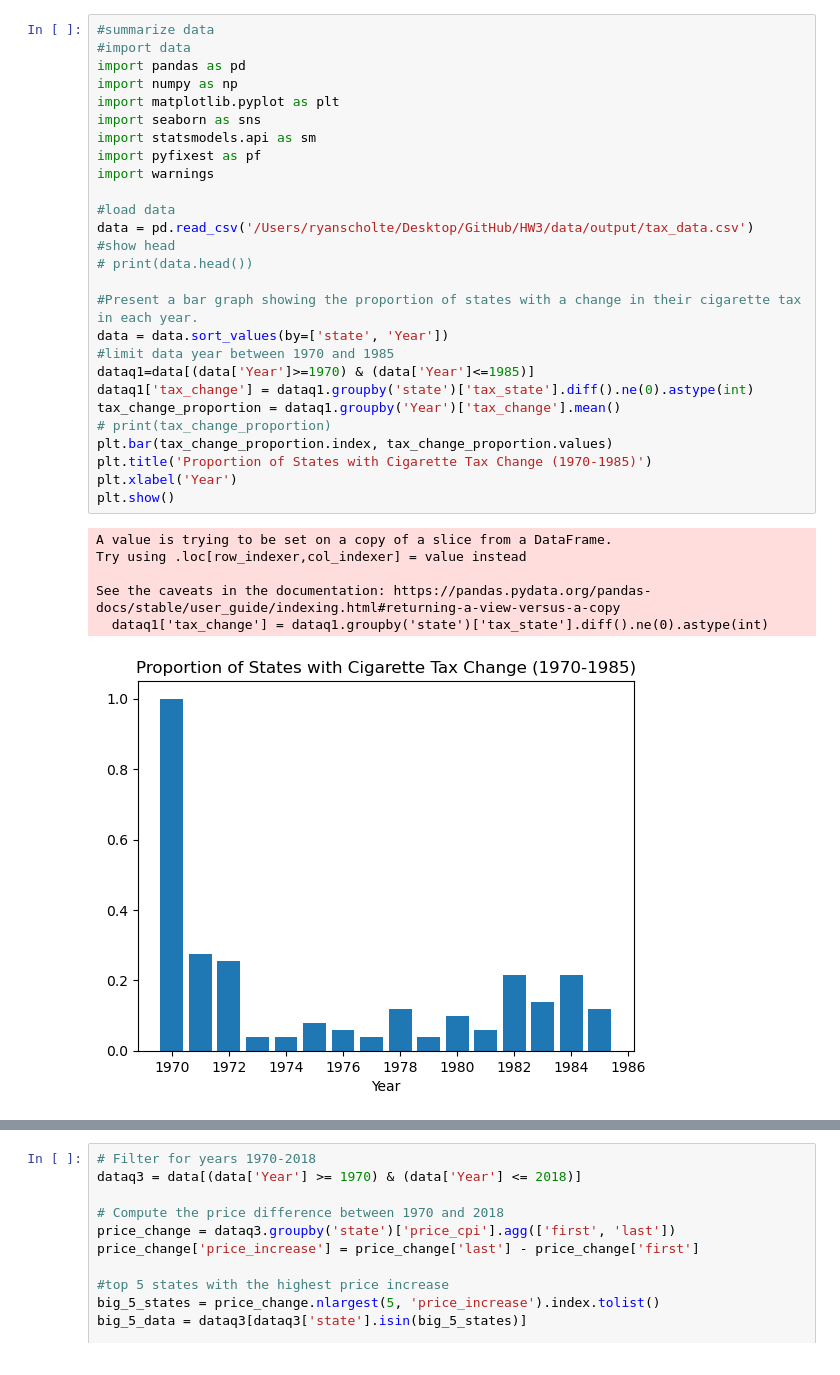
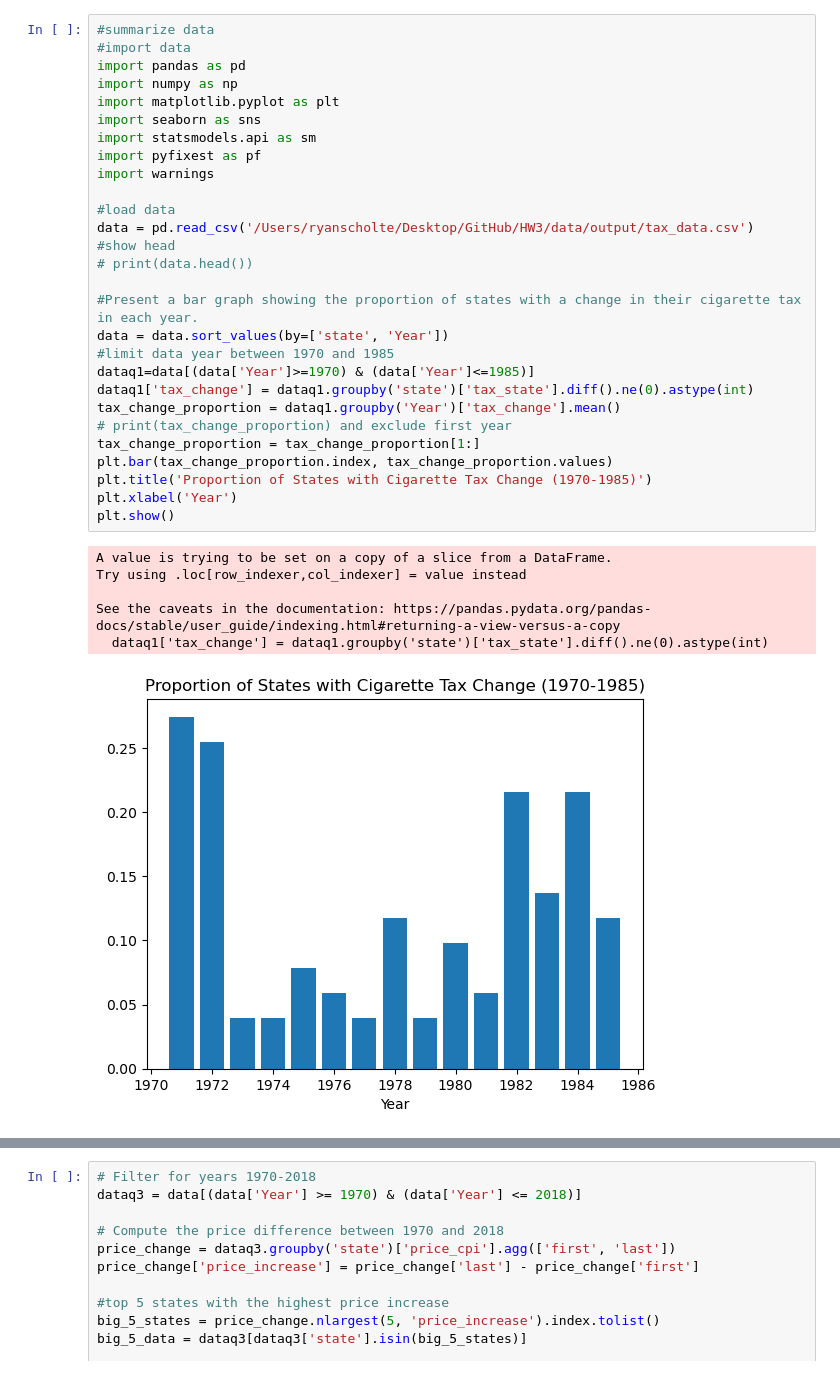
Before and after one commit to rscholt/HW3, a Jupyter notebook: submission 2/hw3_2.ipynb, the cells around one changed output, grey strips where cells are left out. Cells and saved outputs as stored; diff of their text form.

```diff
--- a/submission 2/hw3_2.ipynb
+++ b/submission 2/hw3_2.ipynb
@@ -3,35 +3,36 @@
 #import data
 import pandas as pd
 import numpy as np
 import matplotlib.pyplot as plt
 import seaborn as sns
 import statsmodels.api as sm
 import pyfixest as pf
 import warnings
 
 #load data
 data = pd.read_csv('/Users/ryanscholte/Desktop/GitHub/HW3/data/output/tax_data.csv')
 #show head
 # print(data.head())
 
 #Present a bar graph showing the proportion of states with a change in their cigarette tax in each year.
 data = data.sort_values(by=['state', 'Year'])
 #limit data year between 1970 and 1985
 dataq1=data[(data['Year']>=1970) & (data['Year']<=1985)]
 dataq1['tax_change'] = dataq1.groupby('state')['tax_state'].diff().ne(0).astype(int)
 tax_change_proportion = dataq1.groupby('Year')['tax_change'].mean()
-# print(tax_change_proportion)
+# print(tax_change_proportion) and exclude first year
+tax_change_proportion = tax_change_proportion[1:]
 plt.bar(tax_change_proportion.index, tax_change_proportion.values)
 plt.title('Proportion of States with Cigarette Tax Change (1970-1985)')
 plt.xlabel('Year')
 plt.show()
 # %% [output]
 A value is trying to be set on a copy of a slice from a DataFrame.
 Try using .loc[row_indexer,col_indexer] = value instead
 
 See the caveats in the documentation: https://pandas.pydata.org/pandas-docs/stable/user_guide/indexing.html#returning-a-view-versus-a-copy
   dataq1['tax_change'] = dataq1.groupby('state')['tax_state'].diff().ne(0).astype(int)
-[figure, old version]
+[figure, new version]
 # %%
 avg_values = data.groupby('Year')[['tax_2012', 'price_cpi']].mean()
 
```
Also changed, not shown: parts of 14 cells of this notebook.
